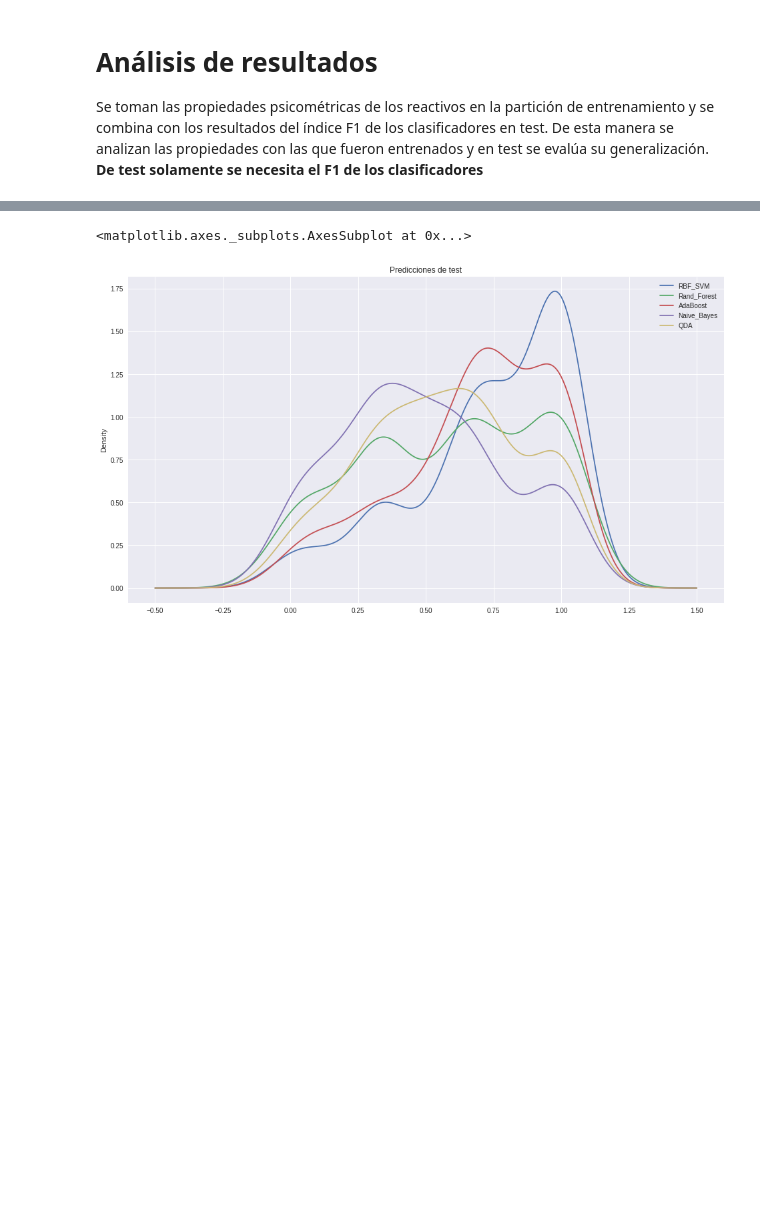
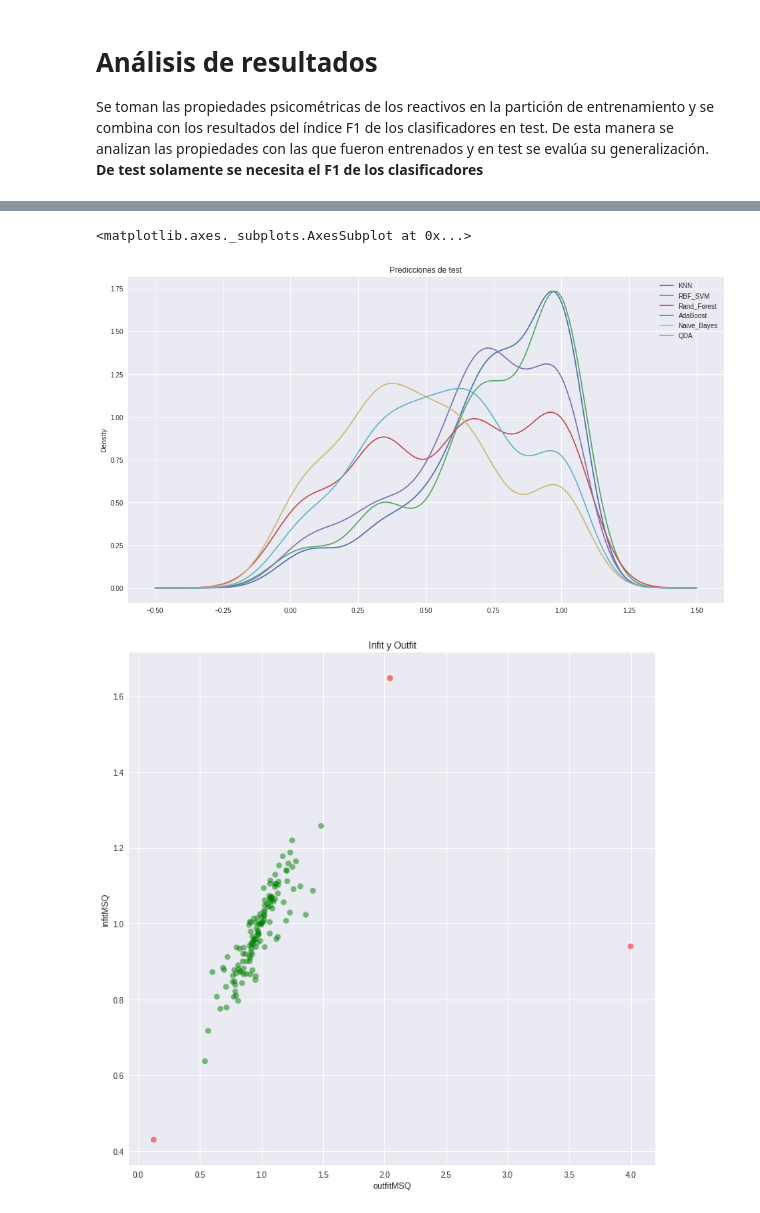
Before and after one commit to Yagwar/ASAG_Test, a Jupyter notebook: clasiff_eval_items_compare.ipynb, the cells around one changed output, grey strips where cells are left out. Saved outputs shown, nothing was run; the diff lists cells and outputs as text; code cells hidden in the pictures; blank space fills up the shorter version.

```diff
--- a/clasiff_eval_items_compare.ipynb
+++ b/clasiff_eval_items_compare.ipynb
@@ -295,5 +297,5 @@ general_results.sample(15)
 # %%
-general_results.iloc[:,6:].plot.density(figsize=(16,9), title="Predicciones de test")
+general_results.iloc[:,17:].plot.density(figsize=(16,9), title="Predicciones de test")
 # %% [output]
 <matplotlib.axes._subplots.AxesSubplot at 0x...>
-[figure, old version]
+[figure, new version]
@@ -299,0 +311,13 @@ general_results.iloc[:,6:].plot.density(figsize=(16,9), title="Predicciones de t
+# %%
+# general_results.outfitMSQ.hist()#plot(kind="kde")
+# general_results.infitMSQ.hist()
+plt.figure(figsize=(12,12))
+plt.scatter(general_results.outfitMSQ,general_results.infitMSQ,alpha=0.5,
+            c=color_crit)
+plt.title("Infit y Outfit")
+plt.xlabel("outfitMSQ")
+plt.ylabel("infitMSQ")
+plt.show()
+# general_results.plot.scatter("outfitMSQ","infitMSQ", figsize=(16,9))
+# %% [output]
+[figure, added]
```
Also changed, not shown: parts of 16 cells of this notebook.
